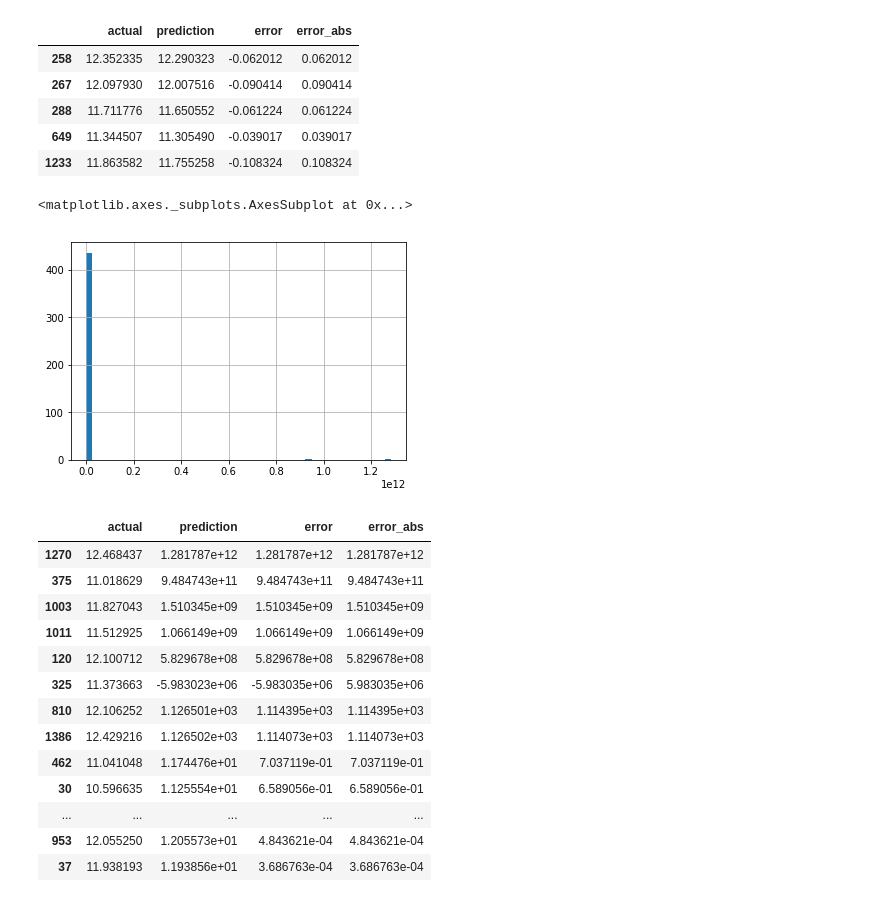
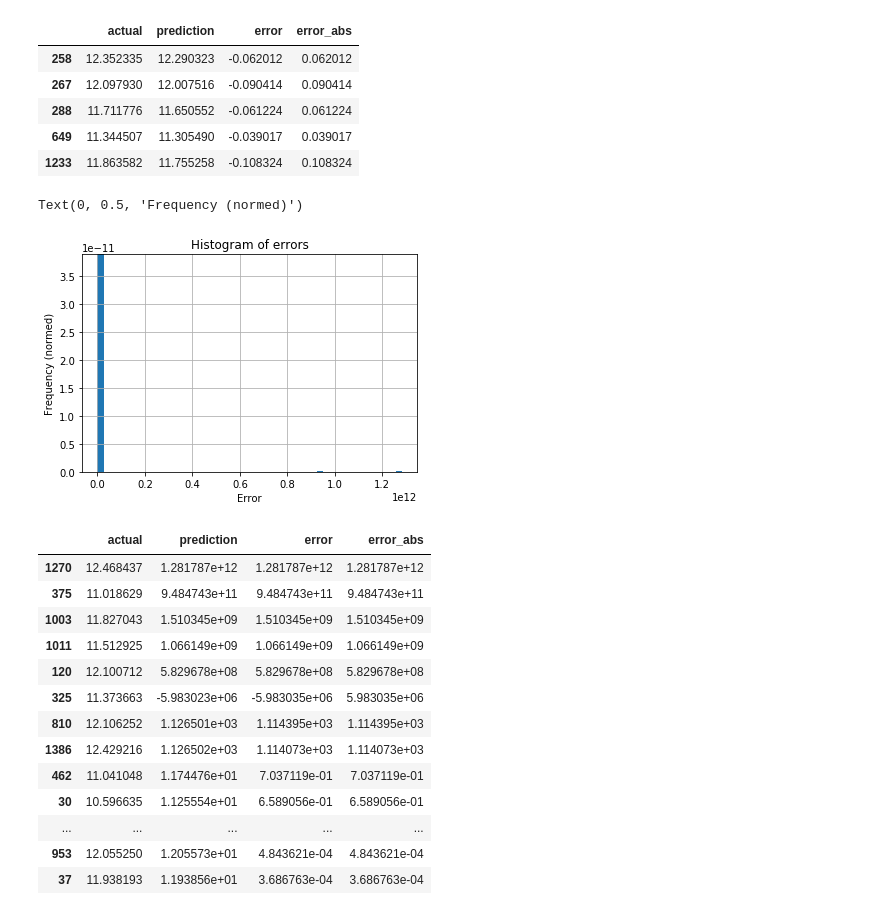
Before and after one commit to abulbasar/machine-learning, a Jupyter notebook: demos/Day 3 - kaggle house price prediction.ipynb, the cells around one changed output. Drawn from its saved outputs; the diff is of its cells as text; code cells hidden in the pictures.

```diff
--- a/demos/Day 3 - kaggle house price prediction.ipynb
+++ b/demos/Day 3 - kaggle house price prediction.ipynb
@@ -165,11 +168,14 @@ result.head()
 | 288 | 11.711776 | 11.650552 | -0.061224 | 0.061224 |
 | 649 | 11.344507 | 11.305490 | -0.039017 | 0.039017 |
 | 1233 | 11.863582 | 11.755258 | -0.108324 | 0.108324 |
-# %%
-result.error.hist(bins = 50)
-# %% [output]
-<matplotlib.axes._subplots.AxesSubplot at 0x...>
-[figure, removed]
+# %%
+result.error.hist(bins = 50, density = True)
+plt.title("Histogram of errors")
+plt.xlabel("Error")
+plt.ylabel("Frequency (normed)")
+# %% [output]
+Text(0, 0.5, 'Frequency (normed)')
+[figure, added]
 # %%
 result.sort_values("error_abs", ascending=False)
 # %% [output]
```
Also changed, not shown: parts of 23 cells of this notebook.
